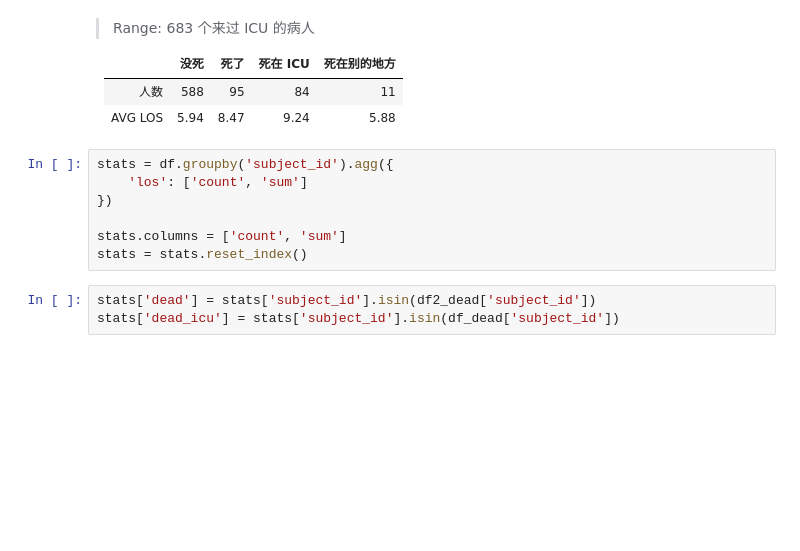
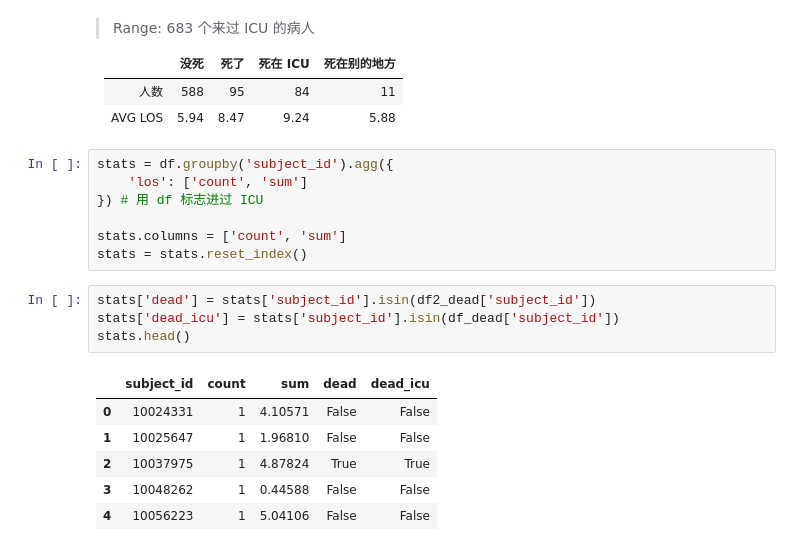
Before and after one commit to sitdownkevin/IBD-EDA, a Jupyter notebook: scripts/info_from_icustays.ipynb, the cells around one changed output. Drawn from its saved outputs; the diff is of its cells as text; blank space fills up the shorter version.

```diff
--- a/scripts/info_from_icustays.ipynb
+++ b/scripts/info_from_icustays.ipynb
@@ -136,10 +182,18 @@ tmp['d_age'].mean(), tmp['d_age'].std()
 # %%
 stats = df.groupby('subject_id').agg({
     'los': ['count', 'sum']
-})
+}) # 用 df 标志进过 ICU
 
 stats.columns = ['count', 'sum']
 stats = stats.reset_index()
 # %%
 stats['dead'] = stats['subject_id'].isin(df2_dead['subject_id'])
 stats['dead_icu'] = stats['subject_id'].isin(df_dead['subject_id'])
+stats.head()
+# %% [output]
+|  | subject_id | count | sum | dead | dead_icu |
+| 0 | 10024331 | 1 | 4.10571 | False | False |
+| 1 | 10025647 | 1 | 1.96810 | False | False |
+| 2 | 10037975 | 1 | 4.87824 | True | True |
+| 3 | 10048262 | 1 | 0.44588 | False | False |
+| 4 | 10056223 | 1 | 5.04106 | False | False |
```
Also changed, not shown: parts of 34 cells of this notebook.
